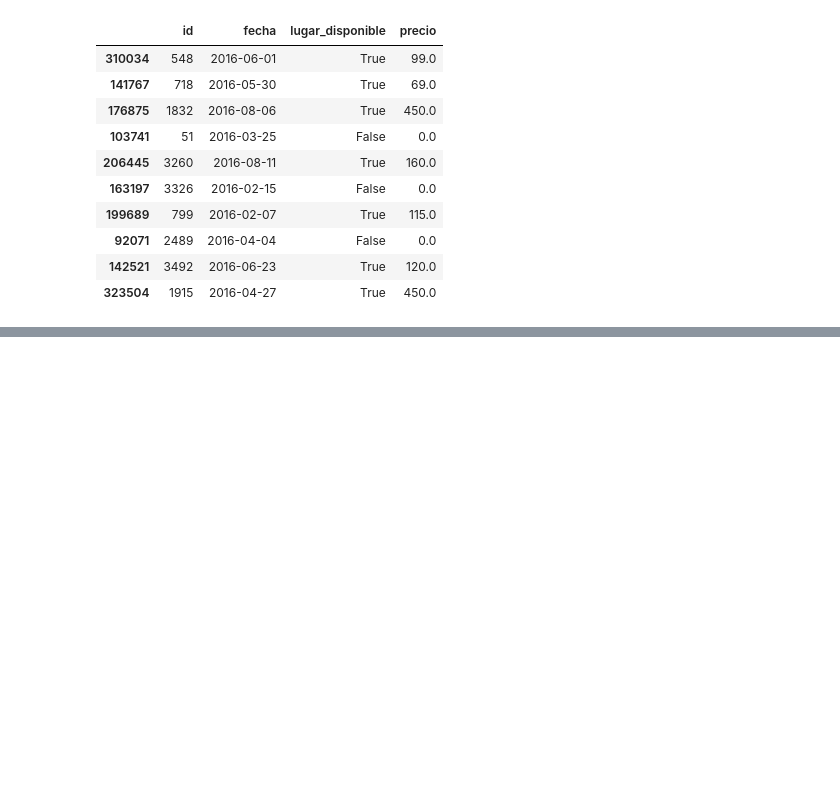
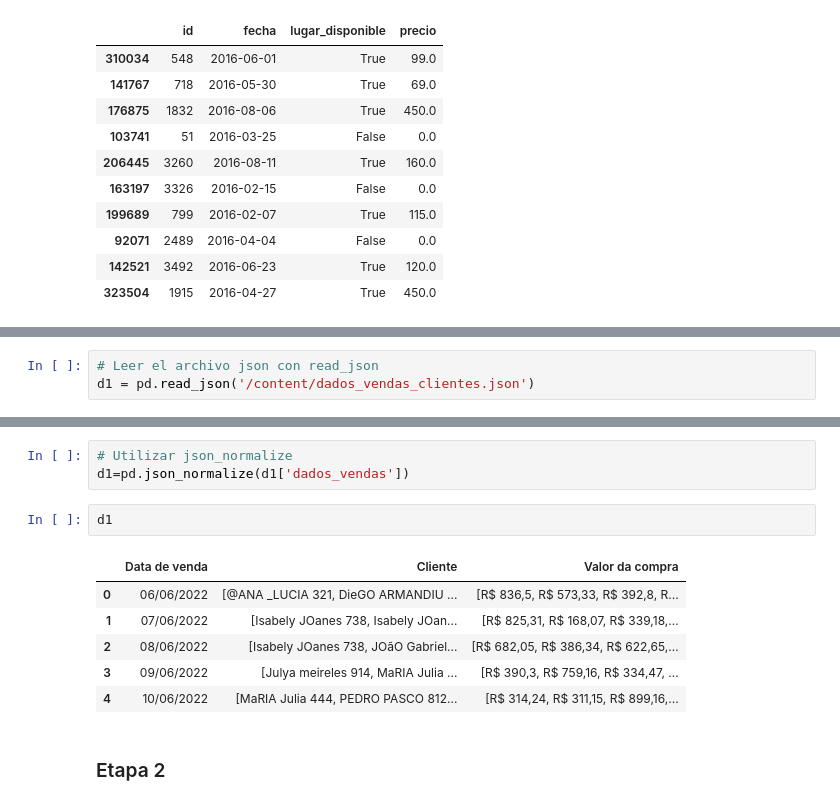
Before and after one commit to vanessa-oreza/python, a Jupyter notebook: Pandas_Tratamiento_Manipulacion_Datos.ipynb, the cells around one changed output, grey strips where cells are left out. Cells and saved outputs as stored; diff of their text form; blank space fills up the shorter version.

```diff
--- a/Pandas_Tratamiento_Manipulacion_Datos.ipynb
+++ b/Pandas_Tratamiento_Manipulacion_Datos.ipynb
@@ -611,0 +635,3 @@ data.sample(10)
+# %%
+# Leer el archivo json con read_json
+d1 = pd.read_json('/content/dados_vendas_clientes.json')
@@ -611,0 +647,14 @@ data.sample(10)
+# %%
+# Utilizar json_normalize
+d1=pd.json_normalize(d1['dados_vendas'])
+# %%
+d1
+# %% [output]
+|  | Data de venda | Cliente | Valor da compra |
+| 0 | 06/06/2022 | [@ANA _LUCIA 321, DieGO ARMANDIU ... | [R$ 836,5, R$ 573,33, R$ 392,8, R... |
+| 1 | 07/06/2022 | [Isabely JOanes 738, Isabely JOan... | [R$ 825,31, R$ 168,07, R$ 339,18,... |
+| 2 | 08/06/2022 | [Isabely JOanes 738, JOãO Gabriel... | [R$ 682,05, R$ 386,34, R$ 622,65,... |
+| 3 | 09/06/2022 | [Julya meireles 914, MaRIA Julia ... | [R$ 390,3, R$ 759,16, R$ 334,47, ... |
+| 4 | 10/06/2022 | [MaRIA Julia 444, PEDRO PASCO 812... | [R$ 314,24, R$ 311,15, R$ 899,16,... |
+# %% [markdown]
+### Etapa 2
```
Also changed, not shown: parts of 26 cells of this notebook.
